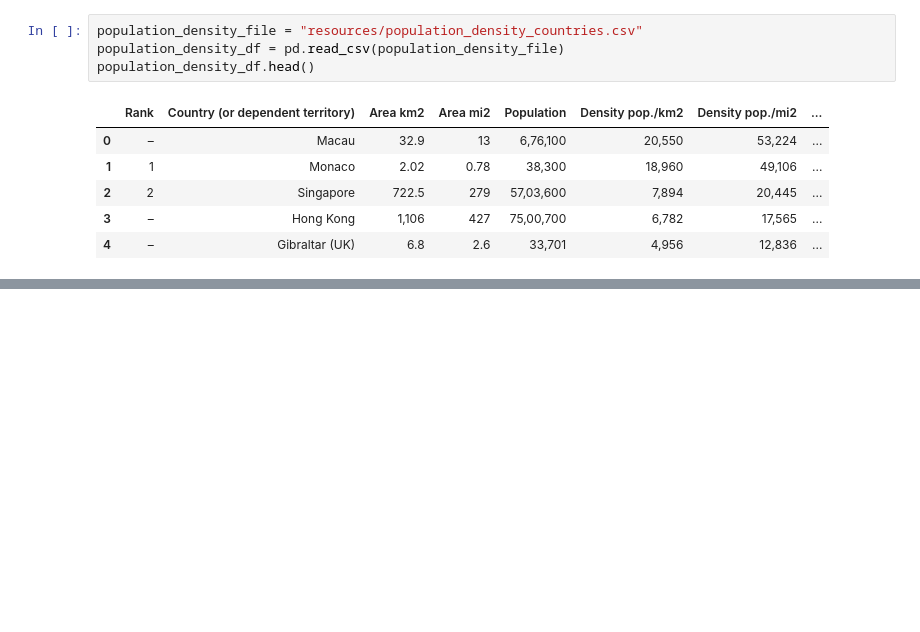
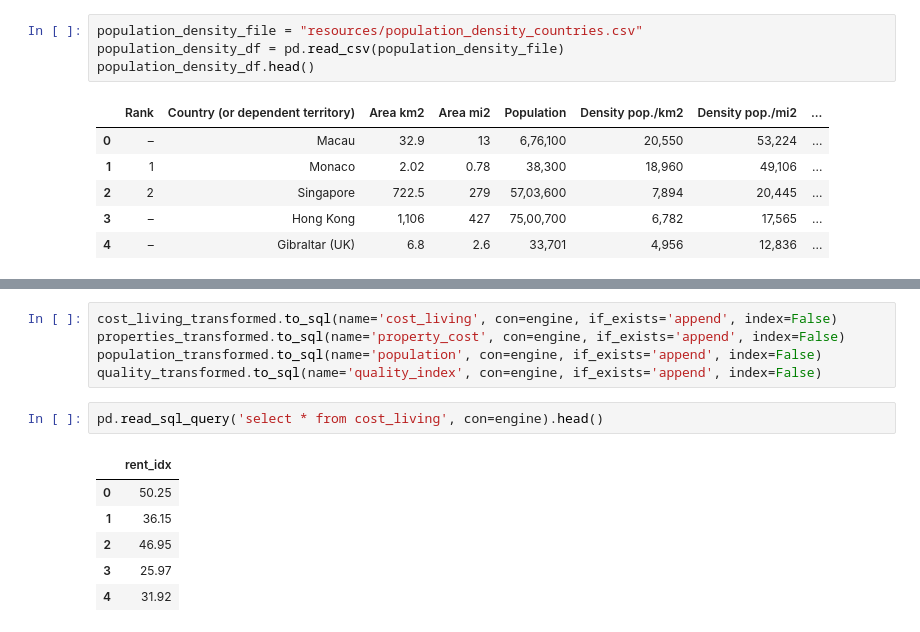
Before and after one commit to fredtan30/Project-2-ETL-Countries-Cost-Living, a Jupyter notebook: Untitled.ipynb, the cells around one changed output, grey strips where cells are left out. Cells and saved outputs as stored; diff of their text form; blank space fills up the shorter version.

```diff
--- a/Untitled.ipynb
+++ b/Untitled.ipynb
@@ -135,0 +144,14 @@ population_transformed.head()
+# %%
+cost_living_transformed.to_sql(name='cost_living', con=engine, if_exists='append', index=False)
+properties_transformed.to_sql(name='property_cost', con=engine, if_exists='append', index=False)
+population_transformed.to_sql(name='population', con=engine, if_exists='append', index=False)
+quality_transformed.to_sql(name='quality_index', con=engine, if_exists='append', index=False)
+# %%
+pd.read_sql_query('select * from cost_living', con=engine).head()
+# %% [output]
+|  | rent_idx |
+| 0 | 50.25 |
+| 1 | 36.15 |
+| 2 | 46.95 |
+| 3 | 25.97 |
+| 4 | 31.92 |
```
Also changed, not shown: parts of 7 cells of this notebook, 2 other files.
